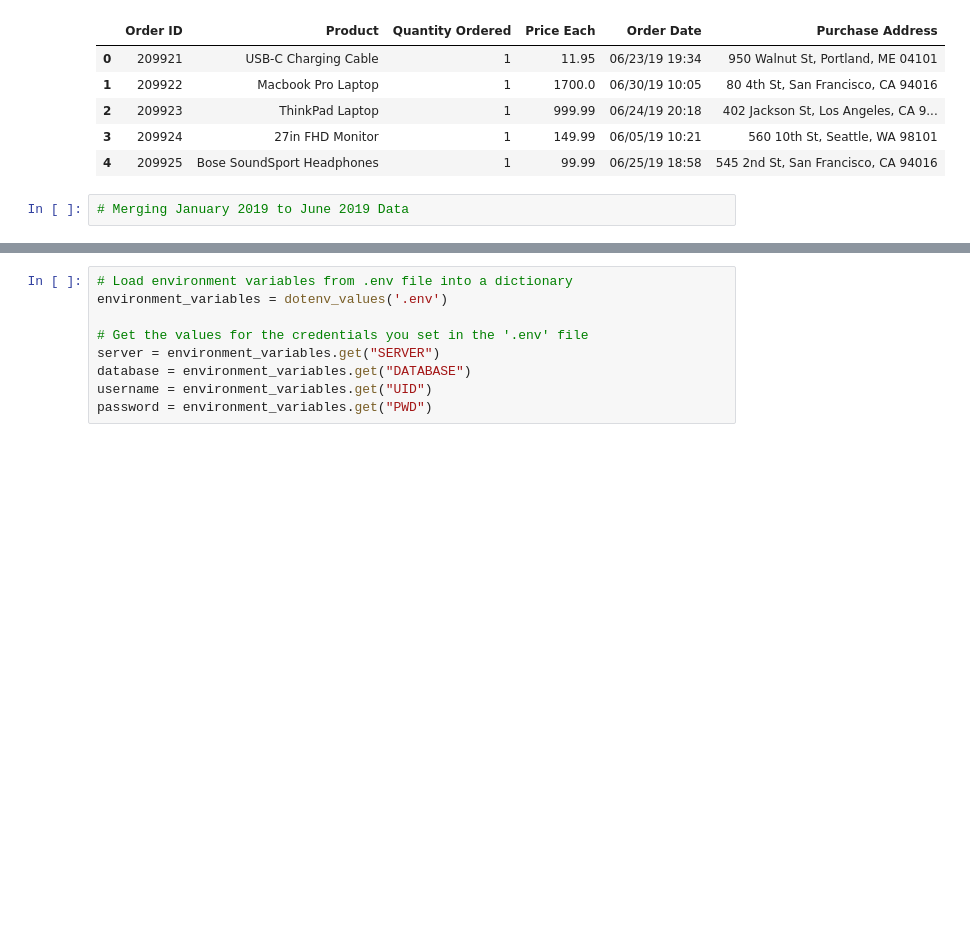
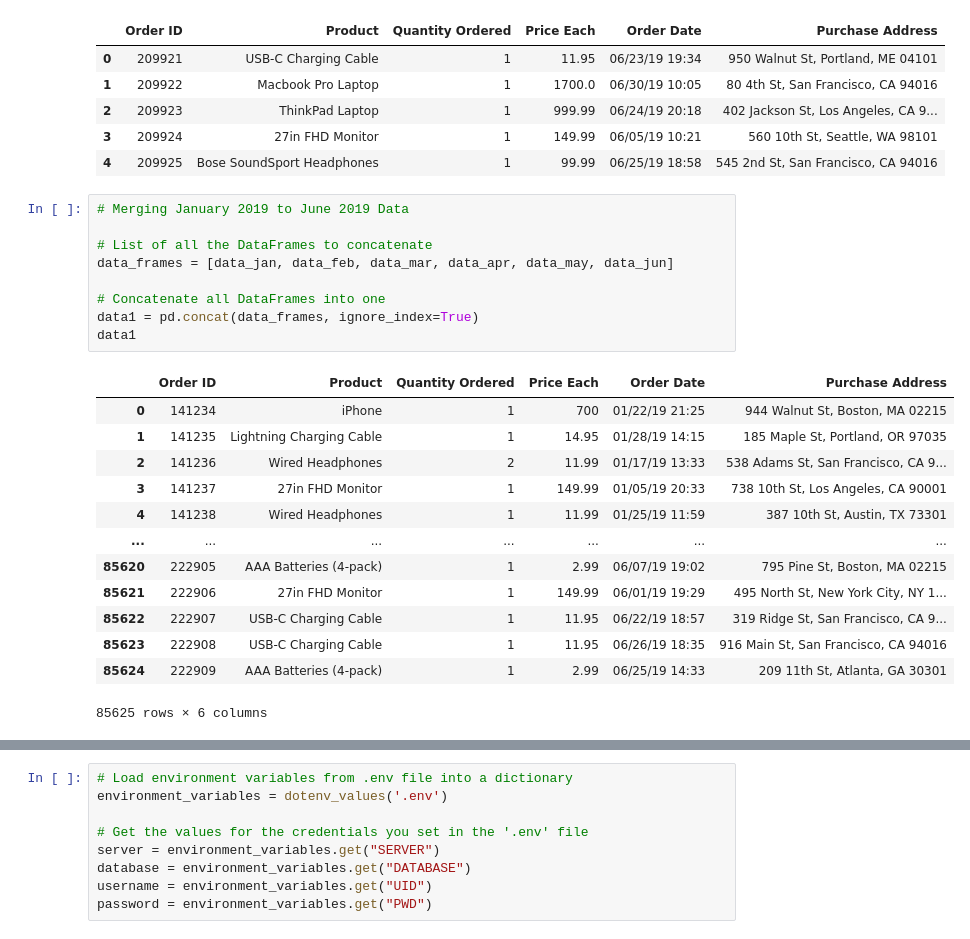
Before and after one commit to SamuelAsong/Comprehensive-Power-BI-Dashboard-for-Sales-Insights, a Jupyter notebook: notebook/sales.ipynb, the cells around one changed output, grey strips where cells are left out. Drawn from its saved outputs; the diff is of its cells as text; blank space fills up the shorter version.

Commit message:
Add combined data

```diff
--- a/notebook/sales.ipynb
+++ b/notebook/sales.ipynb
@@ -188,5 +226,26 @@ data_jun.head()
 | 2 | 209923 | ThinkPad Laptop | 1 | 999.99 | 06/24/19 20:18 | 402 Jackson St, Los Angeles, CA 9... |
 | 3 | 209924 | 27in FHD Monitor | 1 | 149.99 | 06/05/19 10:21 | 560 10th St, Seattle, WA 98101 |
 | 4 | 209925 | Bose SoundSport Headphones | 1 | 99.99 | 06/25/19 18:58 | 545 2nd St, San Francisco, CA 94016 |
-# %%
-# Merging January 2019 to June 2019 Data
+# %%
+# Merging January 2019 to June 2019 Data
+
+# List of all the DataFrames to concatenate
+data_frames = [data_jan, data_feb, data_mar, data_apr, data_may, data_jun]
+
+# Concatenate all DataFrames into one
+data1 = pd.concat(data_frames, ignore_index=True)
+data1
+# %% [output]
+|  | Order ID | Product | Quantity Ordered | Price Each | Order Date | Purchase Address |
+| 0 | 141234 | iPhone | 1 | 700 | 01/22/19 21:25 | 944 Walnut St, Boston, MA 02215 |
+| 1 | 141235 | Lightning Charging Cable | 1 | 14.95 | 01/28/19 14:15 | 185 Maple St, Portland, OR 97035 |
+| 2 | 141236 | Wired Headphones | 2 | 11.99 | 01/17/19 13:33 | 538 Adams St, San Francisco, CA 9... |
+| 3 | 141237 | 27in FHD Monitor | 1 | 149.99 | 01/05/19 20:33 | 738 10th St, Los Angeles, CA 90001 |
+| 4 | 141238 | Wired Headphones | 1 | 11.99 | 01/25/19 11:59 | 387 10th St, Austin, TX 73301 |
+| ... | ... | ... | ... | ... | ... | ... |
+| 85620 | 222905 | AAA Batteries (4-pack) | 1 | 2.99 | 06/07/19 19:02 | 795 Pine St, Boston, MA 02215 |
+| 85621 | 222906 | 27in FHD Monitor | 1 | 149.99 | 06/01/19 19:29 | 495 North St, New York City, NY 1... |
+| 85622 | 222907 | USB-C Charging Cable | 1 | 11.95 | 06/22/19 18:57 | 319 Ridge St, San Francisco, CA 9... |
+| 85623 | 222908 | USB-C Charging Cable | 1 | 11.95 | 06/26/19 18:35 | 916 Main St, San Francisco, CA 94016 |
+| 85624 | 222909 | AAA Batteries (4-pack) | 1 | 2.99 | 06/25/19 14:33 | 209 11th St, Atlanta, GA 30301 |
+85625 rows × 6 columns
```
Also changed, not shown: parts of 11 cells of this notebook.
